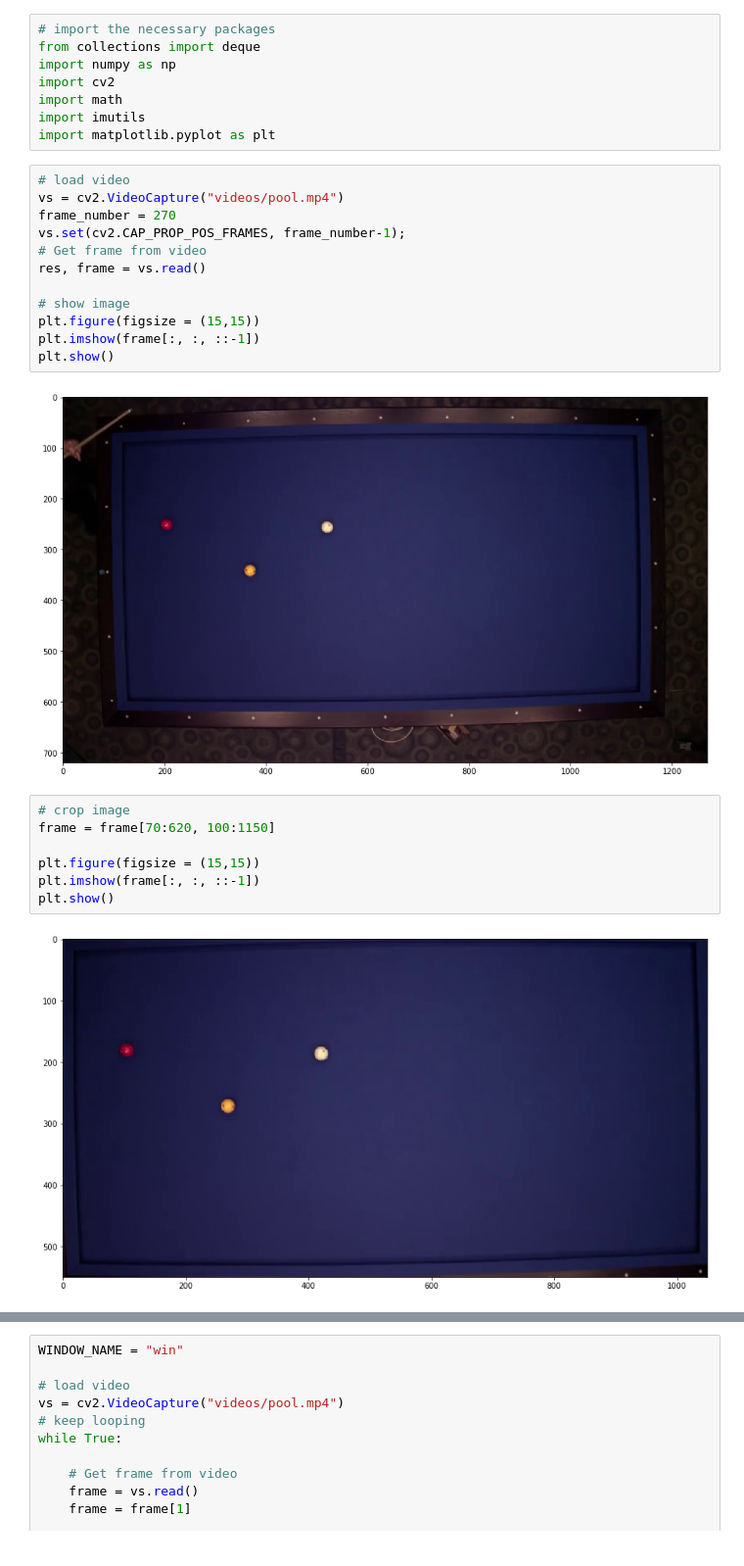
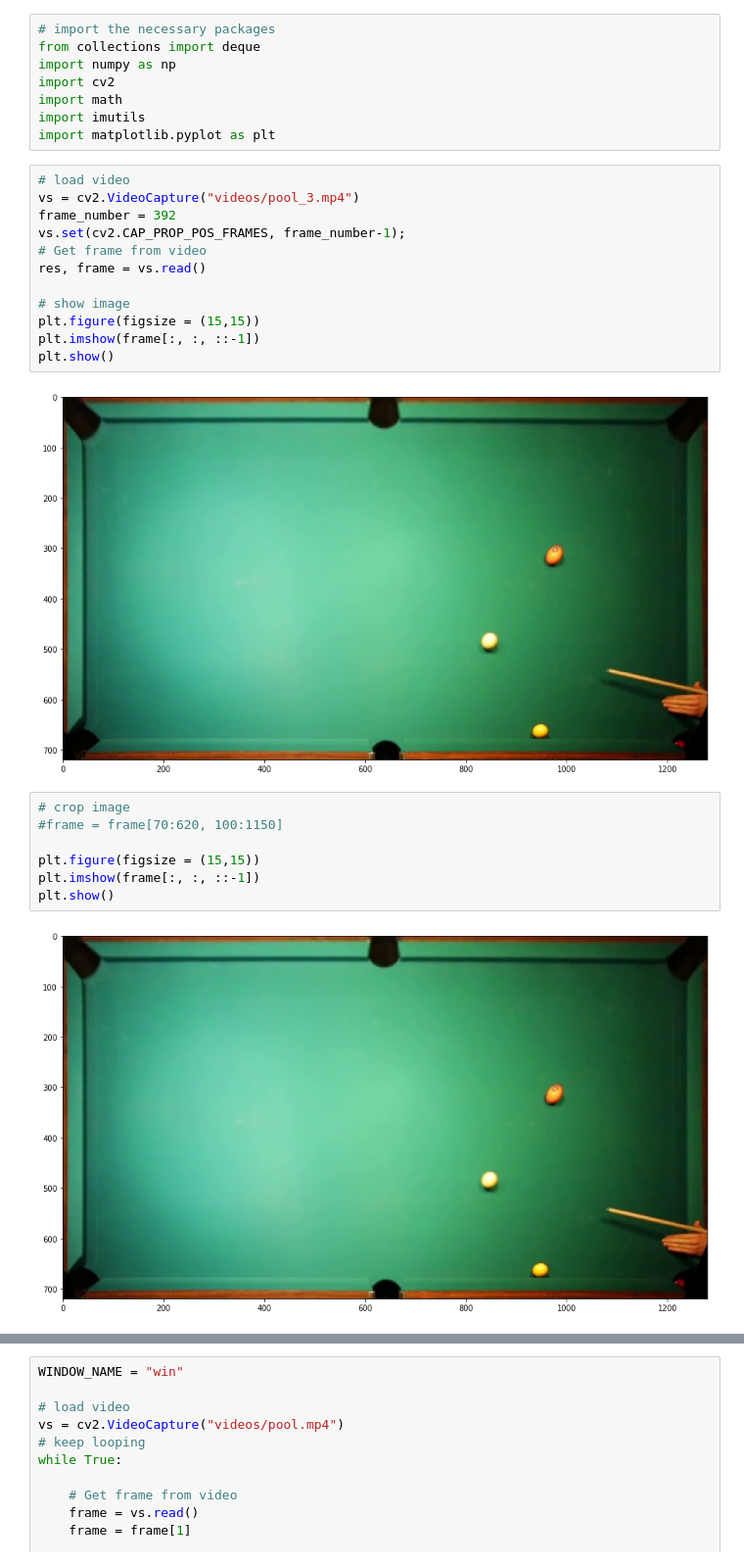
Before and after one commit to hotpot-code/pool-prediction, a Jupyter notebook: ball-detection.ipynb, the cells around one changed output, grey strips where cells are left out. Shown at 98% size. Saved outputs shown, nothing was run; the diff lists cells and outputs as text.

Commit message:
different pool video

```diff
--- a/ball-detection.ipynb
+++ b/ball-detection.ipynb
@@ -8,8 +8,8 @@ import imutils
 import matplotlib.pyplot as plt
 # %%
 # load video
-vs = cv2.VideoCapture("videos/pool.mp4")
-frame_number = 270
+vs = cv2.VideoCapture("videos/pool_3.mp4")
+frame_number = 392
 vs.set(cv2.CAP_PROP_POS_FRAMES, frame_number-1);
 # Get frame from video
 res, frame = vs.read()
@@ -19,16 +19,16 @@ plt.figure(figsize = (15,15))
 plt.imshow(frame[:, :, ::-1])
 plt.show()
 # %% [output]
-[figure, old version]
+[figure, new version]
 # %%
 # crop image
-frame = frame[70:620, 100:1150]
+#frame = frame[70:620, 100:1150]
 
 plt.figure(figsize = (15,15))
 plt.imshow(frame[:, :, ::-1])
 plt.show()
 # %% [output]
-[figure, old version]
+[figure, new version]
 # %%
 # resize image
 frame = imutils.resize(frame, width=600)
```
Also changed, not shown: parts of 4 cells of this notebook, 2 other files.
